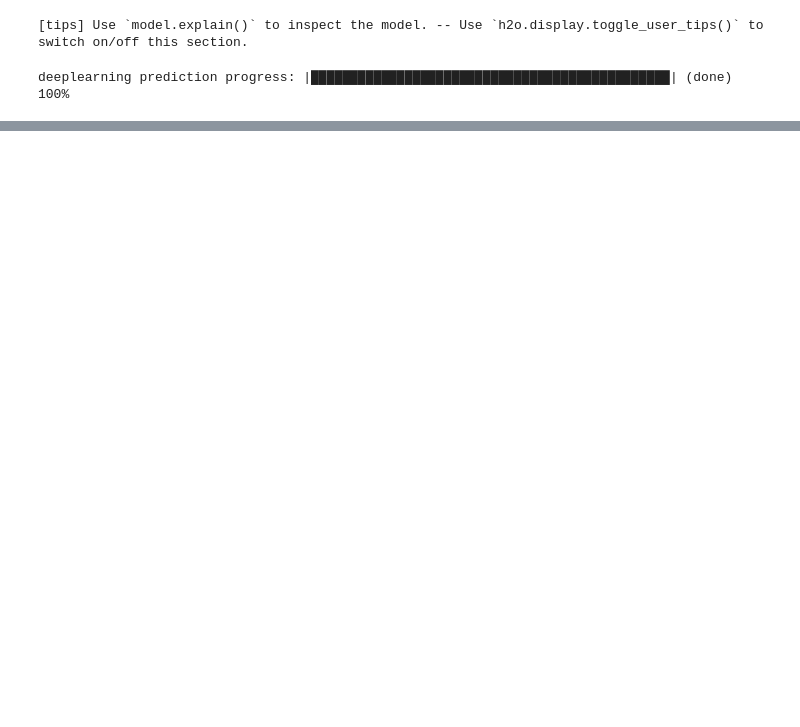
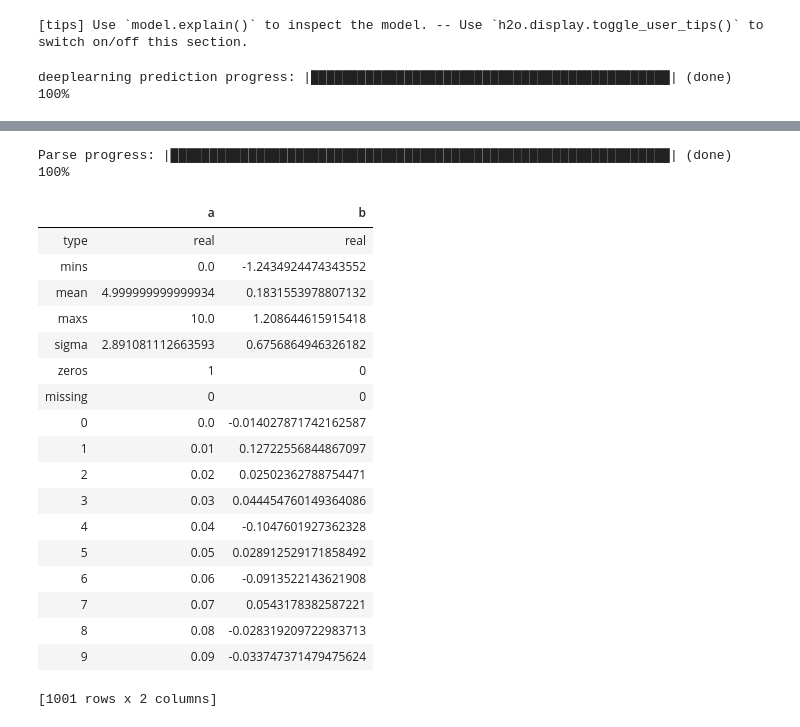
Before and after one commit to jordanbell2357/H2O, a Jupyter notebook: iris_deep_learning.ipynb, the cells around one changed output, grey strips where cells are left out. Cells and saved outputs as stored; diff of their text form; code cells hidden in the pictures; blank space fills up the shorter version.

```diff
--- a/iris_deep_learning.ipynb
+++ b/iris_deep_learning.ipynb
@@ -161,0 +271,30 @@ Use `h2o.display.toggle_user_tips()` to switch on/off this section.
+# %%
+sine_wave = pd.DataFrame({
+  'a':x,
+  'b':y
+})
+
+sine_wave_h2o = h2o.H2OFrame(sine_wave, destination_frame='sine_wave')
+
+sine_wave_h2o.summary()
+# %% [output]
+Parse progress: |████████████████████████████████████████████████████████████████| (done) 100%
+|  | a | b |
+| type | real | real |
+| mins | 0.0 | -1.2434924474343552 |
+| mean | 4.999999999999934 | 0.1831553978807132 |
+| maxs | 10.0 | 1.208644615915418 |
+| sigma | 2.891081112663593 | 0.6756864946326182 |
+| zeros | 1 | 0 |
+| missing | 0 | 0 |
+| 0 | 0.0 | -0.014027871742162587 |
+| 1 | 0.01 | 0.12722556844867097 |
+| 2 | 0.02 | 0.02502362788754471 |
+| 3 | 0.03 | 0.044454760149364086 |
+| 4 | 0.04 | -0.1047601927362328 |
+| 5 | 0.05 | 0.028912529171858492 |
+| 6 | 0.06 | -0.0913522143621908 |
+| 7 | 0.07 | 0.0543178382587221 |
+| 8 | 0.08 | -0.028319209722983713 |
+| 9 | 0.09 | -0.033747371479475624 |
+[1001 rows x 2 columns]
```
Also changed, not shown: parts of 9 cells of this notebook.
